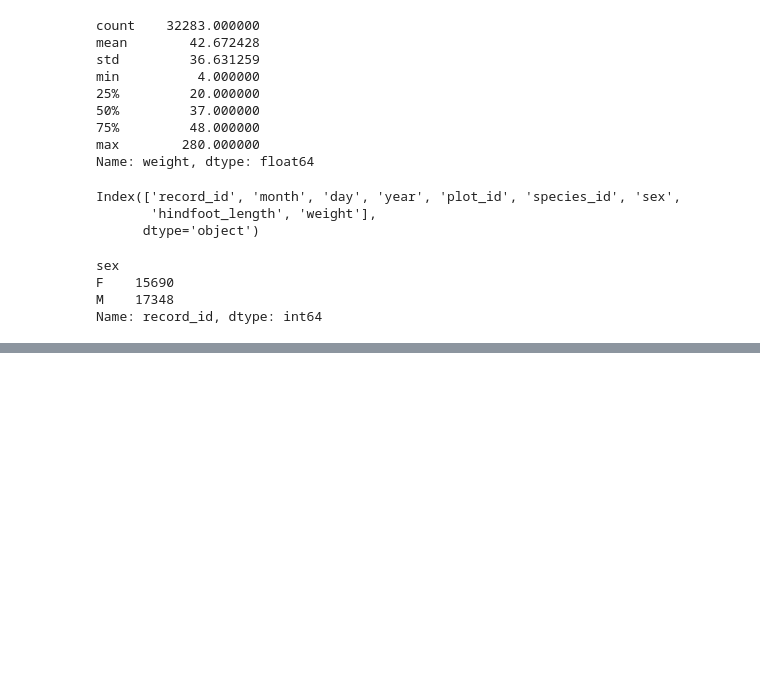
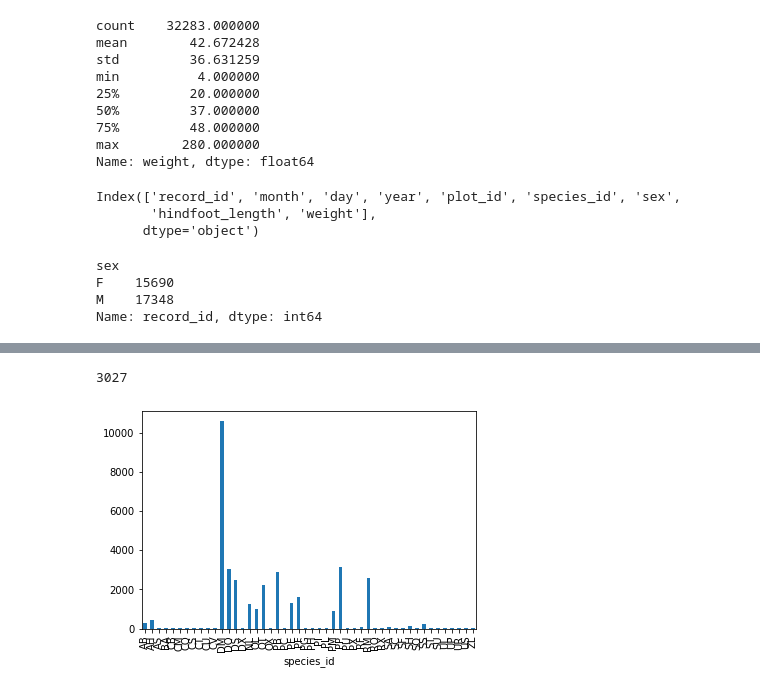
Before and after one commit to jcordovaj/Colab, a Jupyter notebook: PracticaCarpentry.ipynb, the cells around one changed output, grey strips where cells are left out. Drawn from its saved outputs; the diff is of its cells as text; code cells hidden in the pictures; blank space fills up the shorter version.

```diff
--- a/PracticaCarpentry.ipynb
+++ b/PracticaCarpentry.ipynb
@@ -155,0 +185,9 @@ Name: record_id, dtype: int64
+# %%
+# Contar las líneas que tienen la especie “DO”
+
+surveys_df.groupby('species_id')['record_id'].count()['DO']
+# %% [output]
+3027
+# %%
+species_counts = surveys_df.groupby('species_id')['record_id'].count()
+print(species_counts)
@@ -155,0 +196,7 @@ Name: record_id, dtype: int64
+# %%
+# Aseguremonos de que las imágenes aparezcan insertadas en iPython Notebook
+%matplotlib inline
+# Creaemos una gráfica de barras
+species_counts.plot(kind='bar');
+# %% [output]
+[figure, added]
```
Also changed, not shown: parts of 7 cells of this notebook.
